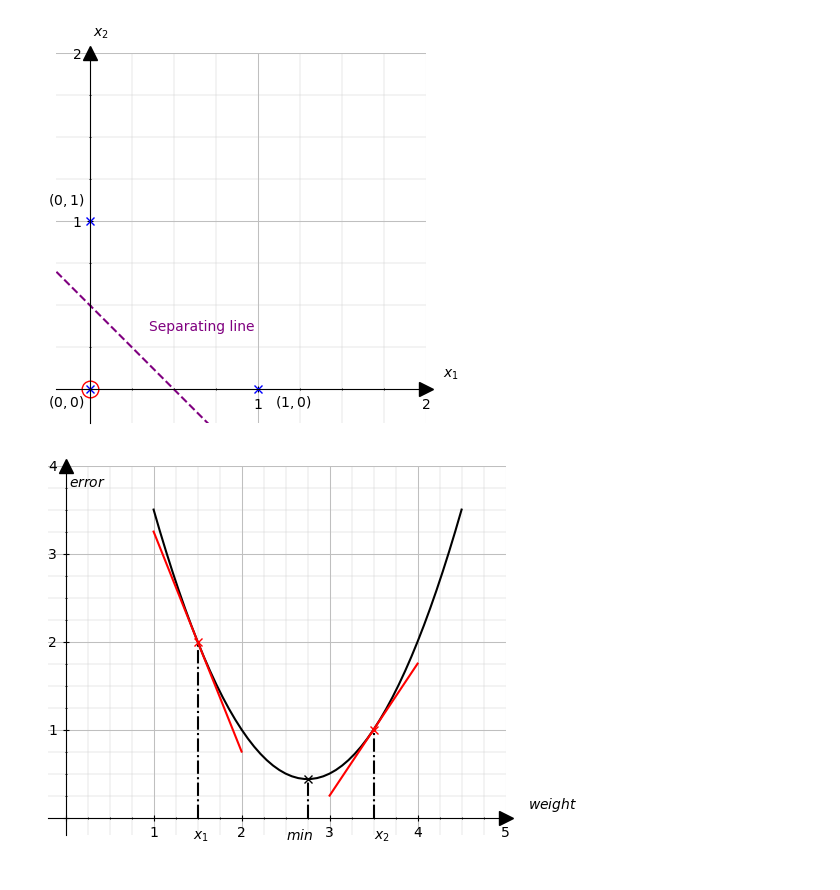
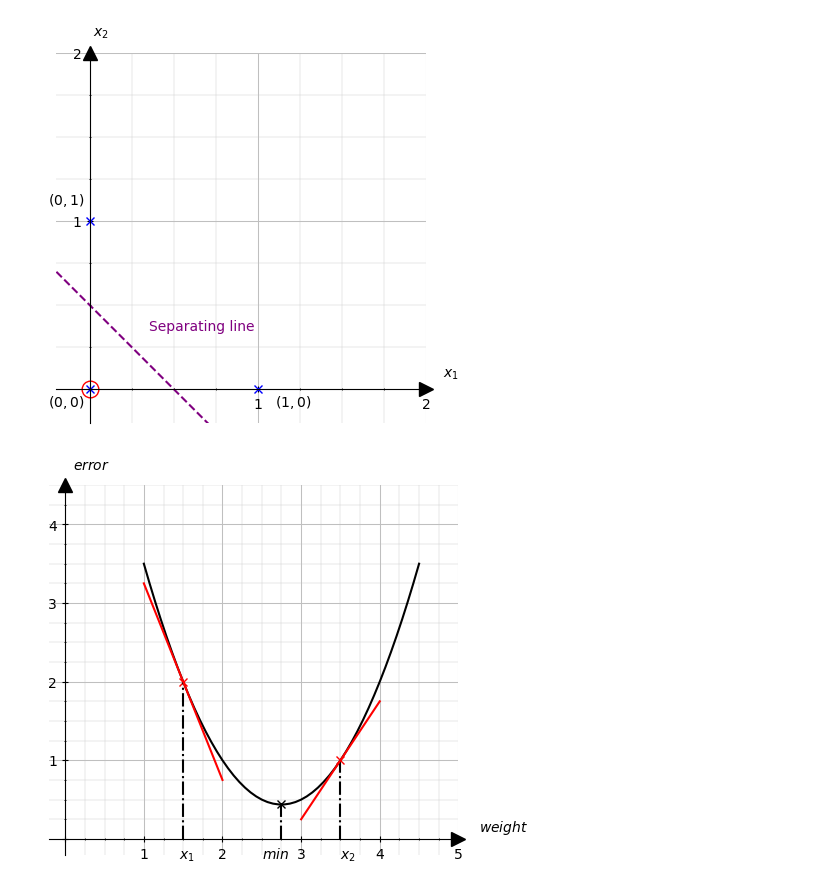
Before and after one commit to VarunParbhu/mur_crypto, a Jupyter notebook: Write-Up/IMAGES/GraphPlots.ipynb, the cells around one changed output. Cells and saved outputs as stored; diff of their text form; code cells hidden in the pictures.

```diff
--- a/Write-Up/IMAGES/GraphPlots.ipynb
+++ b/Write-Up/IMAGES/GraphPlots.ipynb
@@ -145,5 +143,9 @@ def get_angle_text(angle_plot, anglelabel):
     separation_radius = max(x_width/2.0, y_width/2.0)
 
     return [ x_width + separation_radius, y_width + separation_radius, anglelabel]
+# %%
+def circle(r,x):
+    y = np.sqrt(np.abs(r - x**2))
+    return y
 # %%
 x = np.linspace(-2,2)
@@ -217,28 +267,0 @@ with plt.rc_context(rc):
-# %%
-fig = plt.figure()
-
-line_1 = Line2D([0,1], [0,2], linewidth=1, linestyle = "--", color="green")
-line_2 = Line2D([0,4.5], [0,3], linewidth=1, linestyle = "-", color="red")
-
-ax = fig.add_subplot(1,1,1)
-
-ax.add_line(line_1)
-ax.add_line(line_2)
-
-angle_plot = get_angle_plot(line_1, line_2, 1)
-angle_text = get_angle_text(angle_plot, r'$\theta_{A_{1}}$' )
-# Gets the arguments to be passed to ax.text as a list to display the angle value besides the arc
-
-ax.add_patch(angle_plot) # To display the angle arc
-ax.text(*angle_text) # To display the angle value
-
-line_3 = Line2D([0,5], [0,1], linewidth=1, linestyle = "dashdot", color="brown")
-ax.add_line(line_3)
-angle_plot = get_angle_plot(line_1, line_3, 2, color="red") # Second angle arc will be red in color
-angle_text = get_angle_text(angle_plot, "test")
-
-ax.add_patch(angle_plot) # To display the 2nd angle arc
-ax.text(*angle_text) # To display the 2nd angle value
-
-ax.set_xlim(0,7)
-ax.set_ylim(0,5)
@@ -248,3 +267,0 @@ ax.set_ylim(0,5)
-# %%
-line_1 = Line2D([0,1], [0,4], linewidth=1, linestyle = "-", color="green")
-line_2 = Line2D([0,4.5], [0,3], linewidth=1, linestyle = "-", color="red")
@@ -884,7 +990,7 @@ with plt.rc_context(rc):
         ax.yaxis.set_ticks_position('left')
 
         # Labelling axes --> x-axis and y-axis
-        ax.text(0.04,3.76,"$error$",color='k')
+        ax.text(0.1,4.7,"$error$",color='k')
         ax.text(5.26,0.1,"$weight$",color='k')
 
         # Labelling other points
@@ -897,32 +1003,32 @@ with plt.rc_context(rc):
         # Force X and Y axis tick values to be integers instead of float
         ax.yaxis.set_major_locator(MaxNLocator(integer=True))
         ax.xaxis.set_major_locator(MaxNLocator(integer=True))
 
         # Define the grid for the plot
         # Major line indicated by the thicker lines with interval of 1
         # Minor line indicated by the thinner lines with internal 0.25 (hence 4 squares before 1)
         ax.xaxis.set_major_locator(MultipleLocator(1.0))
         ax.xaxis.set_minor_locator(MultipleLocator(0.25))
         ax.yaxis.set_major_locator(MultipleLocator(1.0))
         ax.yaxis.set_minor_locator(MultipleLocator(0.25))
         ax.grid(which='major', axis='x', linewidth=0.75, linestyle='-', color='0.75')
         ax.grid(which='minor', axis='x', linewidth=0.25, linestyle='-', color='0.75')
         ax.grid(which='major', axis='y', linewidth=0.75, linestyle='-', color='0.75')
         ax.grid(which='minor', axis='y', linewidth=0.25, linestyle='-', color='0.75')
 
         # make arrows
         ax.plot((1), (0), ls="", marker=">", ms=10, color="k",
                 transform=ax.get_yaxis_transform(), clip_on=False)
         ax.plot((0), (1), ls="", marker="^", ms=10, color="k",
                 transform=ax.get_xaxis_transform(), clip_on=False)
 
         ax.yaxis.get_major_ticks()[1].label1.set_visible(False)
         ax.xaxis.get_major_ticks()[1].label1.set_visible(False)
         plt.gca().set_aspect("equal")
         ax.set_xlim([-0.2, 5])
-        ax.set_ylim([-0.2, 4])
+        ax.set_ylim([-0.2, 4.5])
         plt.savefig('../CHAPTER_2/c2_fig_network_error_python.eps', format='eps')
 
         plt.show()
 # %% [output]
-[figure, old version]
+[figure, new version]
```
Also changed, not shown: parts of 10 cells of this notebook, 53 other files.
